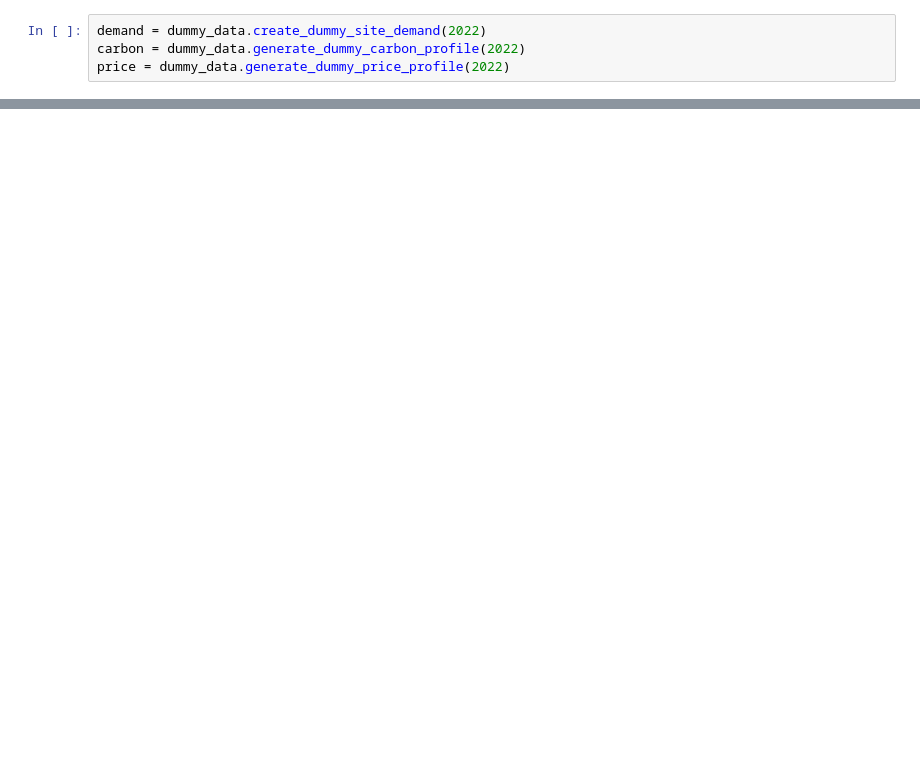
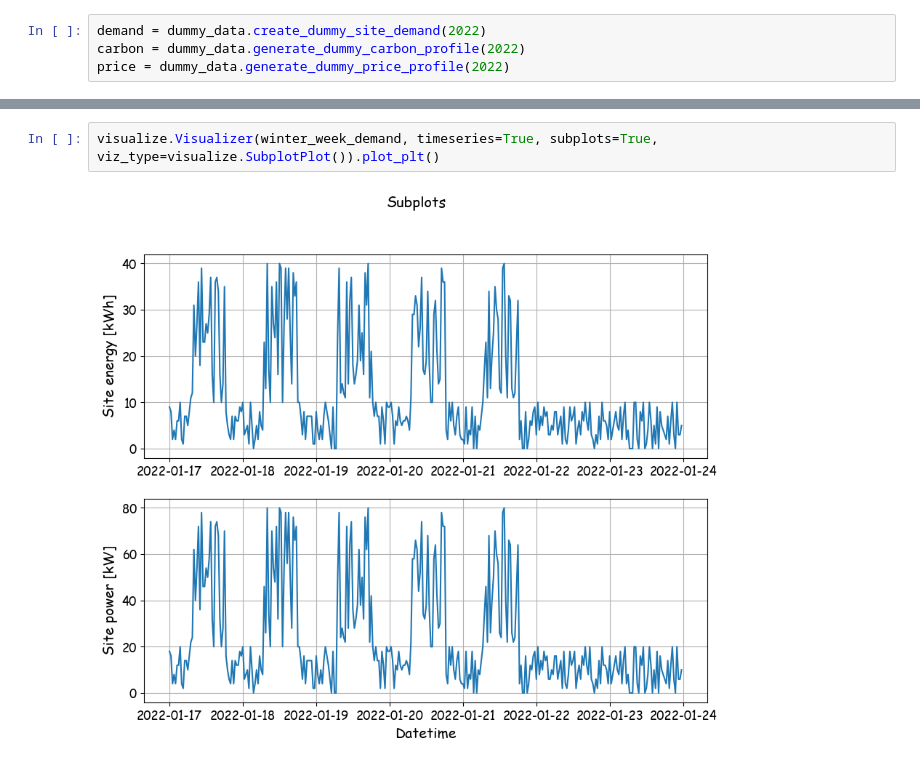
Before and after one commit to empowering-energy-solutions-ltd/e2sviz, a Jupyter notebook: notebooks/testing_notebook.ipynb, the cells around one changed output, grey strips where cells are left out. Cells and saved outputs as stored; diff of their text form; blank space fills up the shorter version.

```diff
--- a/notebooks/testing_notebook.ipynb
+++ b/notebooks/testing_notebook.ipynb
@@ -264,0 +192,4 @@ Freq: 30T, Name: Site energy [kWh], Length: 17520, dtype: int64
+# %%
+visualize.Visualizer(winter_week_demand, timeseries=True, subplots=True, viz_type=visualize.SubplotPlot()).plot_plt()
+# %% [output]
+[figure, added]
```
Also changed, not shown: parts of 57 cells of this notebook, 1 other file.
